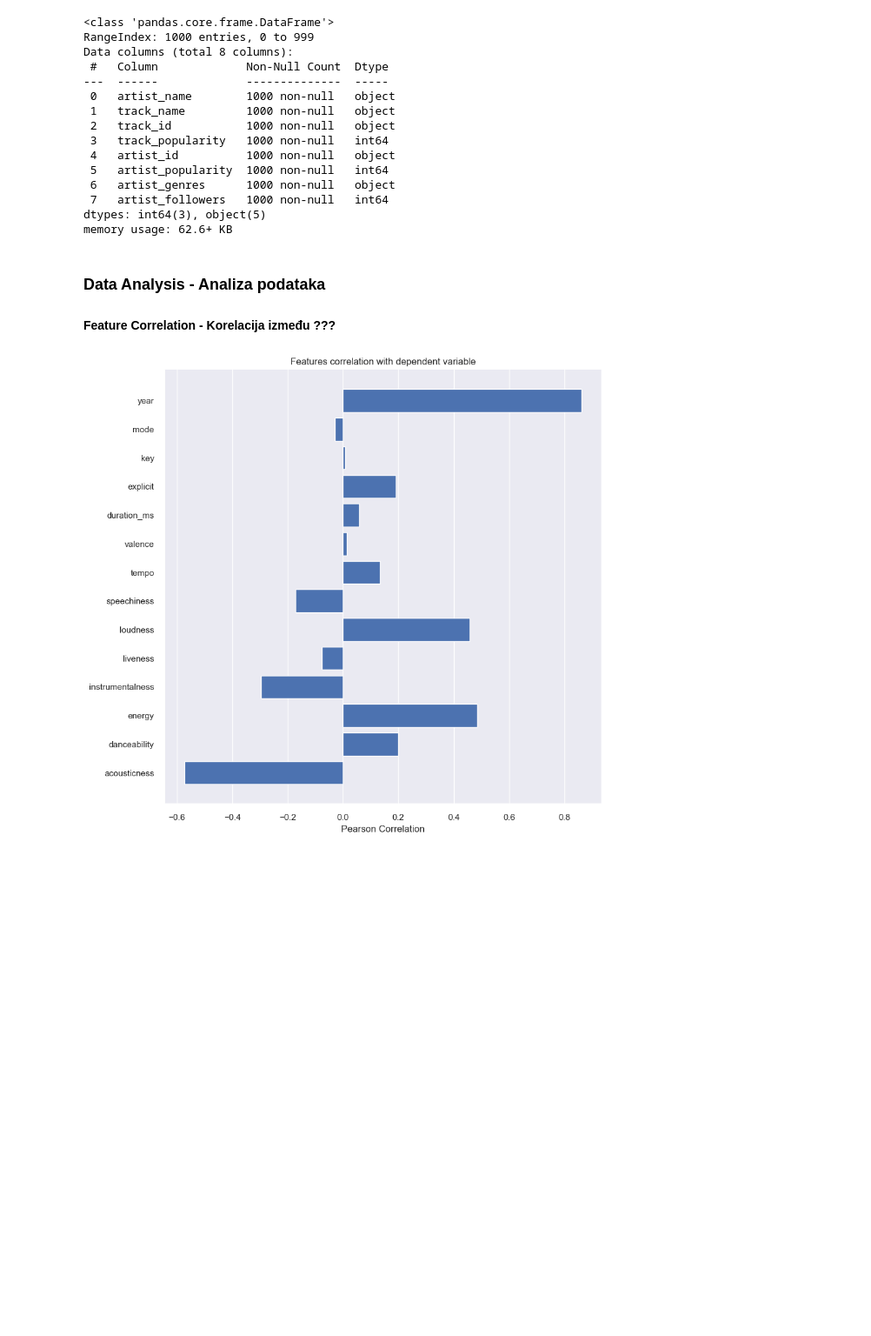
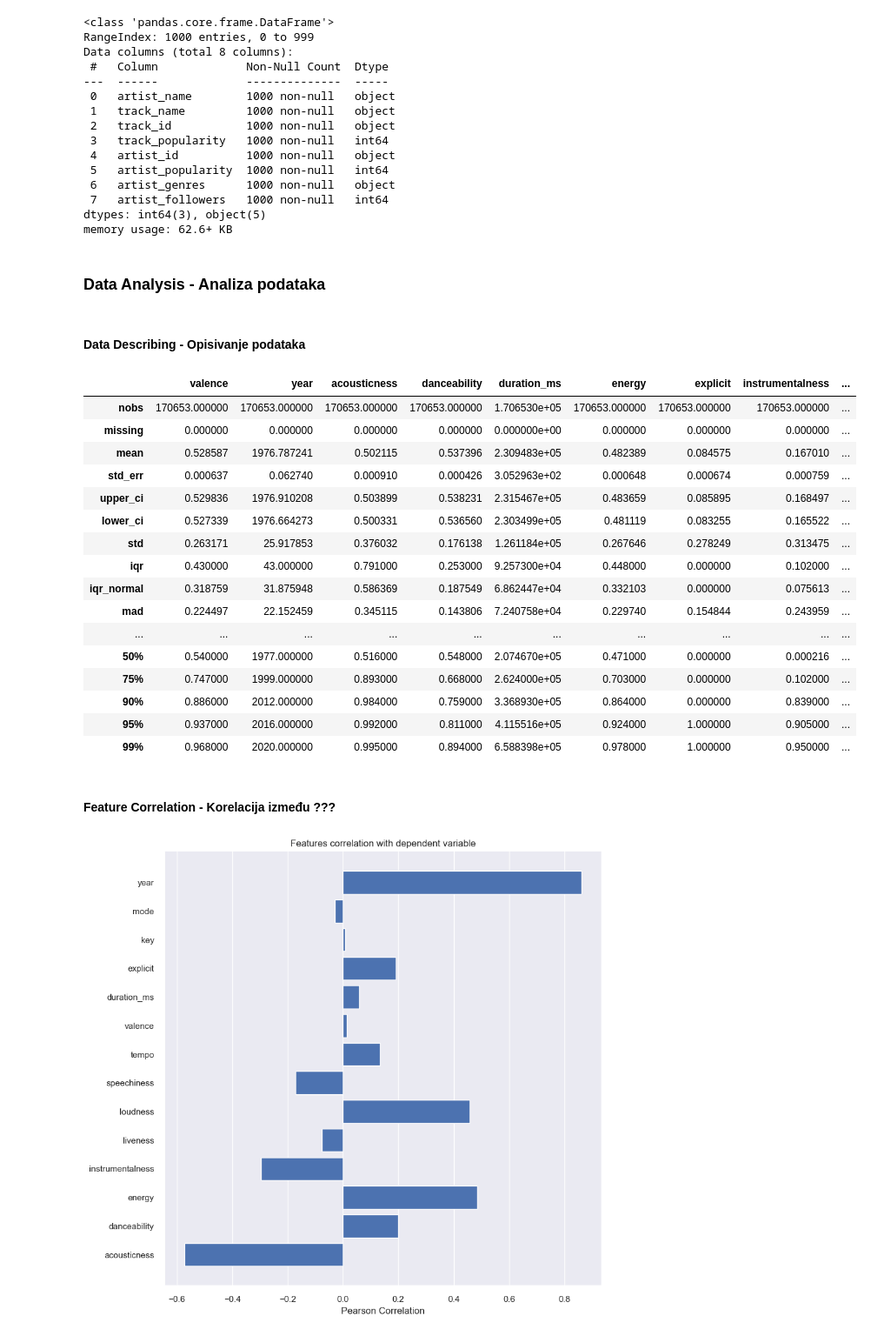
Before and after one commit to algebrabender/NSWEProject, a Jupyter notebook: projekat.ipynb, the cells around one changed output. Shown at 87% size. Cells and saved outputs as stored; diff of their text form; code cells hidden in the pictures; blank space fills up the shorter version.

```diff
--- a/projekat.ipynb
+++ b/projekat.ipynb
@@ -142,7 +142,30 @@ dtypes: int64(3), object(5)
 memory usage: 62.6+ KB
 # %% [markdown]
 <h3>Data Analysis - Analiza podataka</h3>
-<h4>Feature Correlation - Korelacija između ???</h4>
+# %% [markdown]
+<h4>Data Describing - Opisivanje podataka</h4>
+# %%
+sm.stats.descriptivestats.describe(data)
+# %% [output]
+|  | valence | year | acousticness | danceability | duration_ms | energy | explicit | instrumentalness | ... |
+| nobs | 170653.000000 | 170653.000000 | 170653.000000 | 170653.000000 | 1.706530e+05 | 170653.000000 | 170653.000000 | 170653.000000 | ... |
+| missing | 0.000000 | 0.000000 | 0.000000 | 0.000000 | 0.000000e+00 | 0.000000 | 0.000000 | 0.000000 | ... |
+| mean | 0.528587 | 1976.787241 | 0.502115 | 0.537396 | 2.309483e+05 | 0.482389 | 0.084575 | 0.167010 | ... |
+| std_err | 0.000637 | 0.062740 | 0.000910 | 0.000426 | 3.052963e+02 | 0.000648 | 0.000674 | 0.000759 | ... |
+| upper_ci | 0.529836 | 1976.910208 | 0.503899 | 0.538231 | 2.315467e+05 | 0.483659 | 0.085895 | 0.168497 | ... |
+| lower_ci | 0.527339 | 1976.664273 | 0.500331 | 0.536560 | 2.303499e+05 | 0.481119 | 0.083255 | 0.165522 | ... |
+| std | 0.263171 | 25.917853 | 0.376032 | 0.176138 | 1.261184e+05 | 0.267646 | 0.278249 | 0.313475 | ... |
+| iqr | 0.430000 | 43.000000 | 0.791000 | 0.253000 | 9.257300e+04 | 0.448000 | 0.000000 | 0.102000 | ... |
+| iqr_normal | 0.318759 | 31.875948 | 0.586369 | 0.187549 | 6.862447e+04 | 0.332103 | 0.000000 | 0.075613 | ... |
+| mad | 0.224497 | 22.152459 | 0.345115 | 0.143806 | 7.240758e+04 | 0.229740 | 0.154844 | 0.243959 | ... |
+| ... | ... | ... | ... | ... | ... | ... | ... | ... | ... |
+| 50% | 0.540000 | 1977.000000 | 0.516000 | 0.548000 | 2.074670e+05 | 0.471000 | 0.000000 | 0.000216 | ... |
+| 75% | 0.747000 | 1999.000000 | 0.893000 | 0.668000 | 2.624000e+05 | 0.703000 | 0.000000 | 0.102000 | ... |
+| 90% | 0.886000 | 2012.000000 | 0.984000 | 0.759000 | 3.368930e+05 | 0.864000 | 0.000000 | 0.839000 | ... |
+| 95% | 0.937000 | 2016.000000 | 0.992000 | 0.811000 | 4.115516e+05 | 0.924000 | 1.000000 | 0.905000 | ... |
+| 99% | 0.968000 | 2020.000000 | 0.995000 | 0.894000 | 6.588398e+05 | 0.978000 | 1.000000 | 0.950000 | ... |
+# %% [markdown]
+<h4>Feature Correlation - Korelacija između ???</h4>
 # %%
 from yellowbrick.target import FeatureCorrelation
 
```
Also changed, not shown: parts of 1 cell of this notebook.
